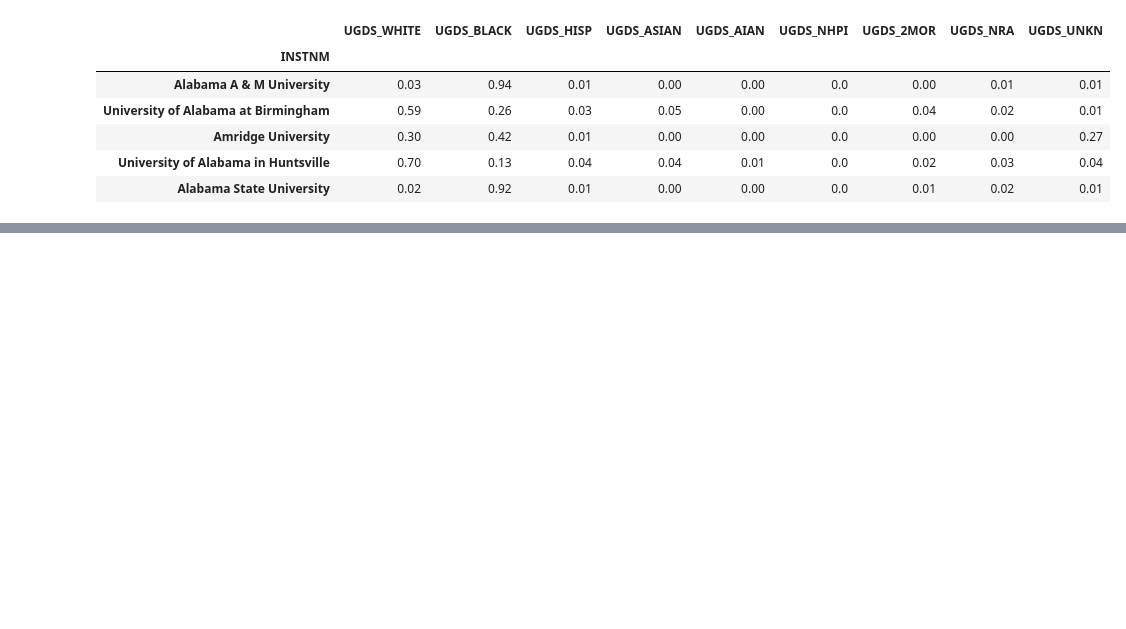
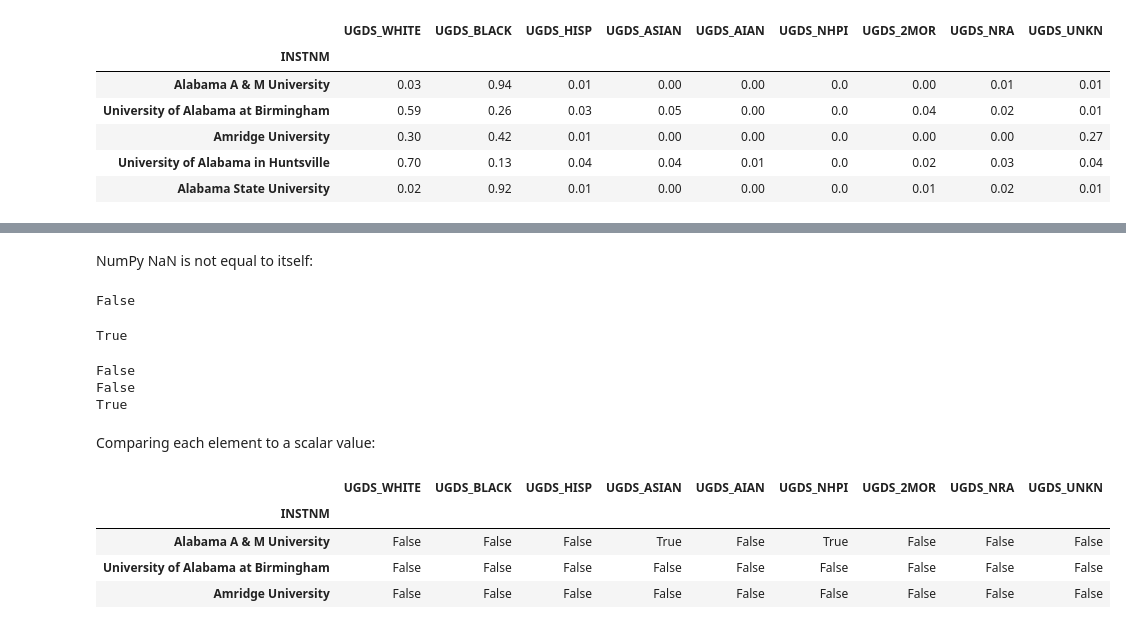
Before and after one commit to victorvianaom/Pandas-1.x-Cookbook, a Jupyter notebook: Essential DataFrame Operations 📚02.ipynb, the cells around one changed output, grey strips where cells are left out. Cells and saved outputs as stored; diff of their text form; code cells hidden in the pictures; blank space fills up the shorter version.

```diff
--- a/Essential DataFrame Operations 📚02.ipynb
+++ b/Essential DataFrame Operations 📚02.ipynb
@@ -586,0 +597,28 @@ college2.equals(college_ugds_op_round)
+# %% [markdown]
+NumPy NaN is not equal to itself:
+# %%
+np.nan == np.nan
+# %% [output]
+False
+# %%
+None == None
+# %% [output]
+True
+# %%
+print(np.nan > 5)
+print(5 >= np.nan)
+print(np.nan != 5)
+# %% [output]
+False
+False
+True
+# %% [markdown]
+Comparing each element to a scalar value:
+# %%
+(college_ugds == 0.0019).head(3)
+# %% [output]
+|  | UGDS_WHITE | UGDS_BLACK | UGDS_HISP | UGDS_ASIAN | UGDS_AIAN | UGDS_NHPI | UGDS_2MOR | UGDS_NRA | UGDS_UNKN |
+| INSTNM |  |  |  |  |  |  |  |  |  |
+| Alabama A & M University | False | False | False | True | False | True | False | False | False |
+| University of Alabama at Birmingham | False | False | False | False | False | False | False | False | False |
+| Amridge University | False | False | False | False | False | False | False | False | False |
```
Also changed, not shown: parts of 20 cells of this notebook.
